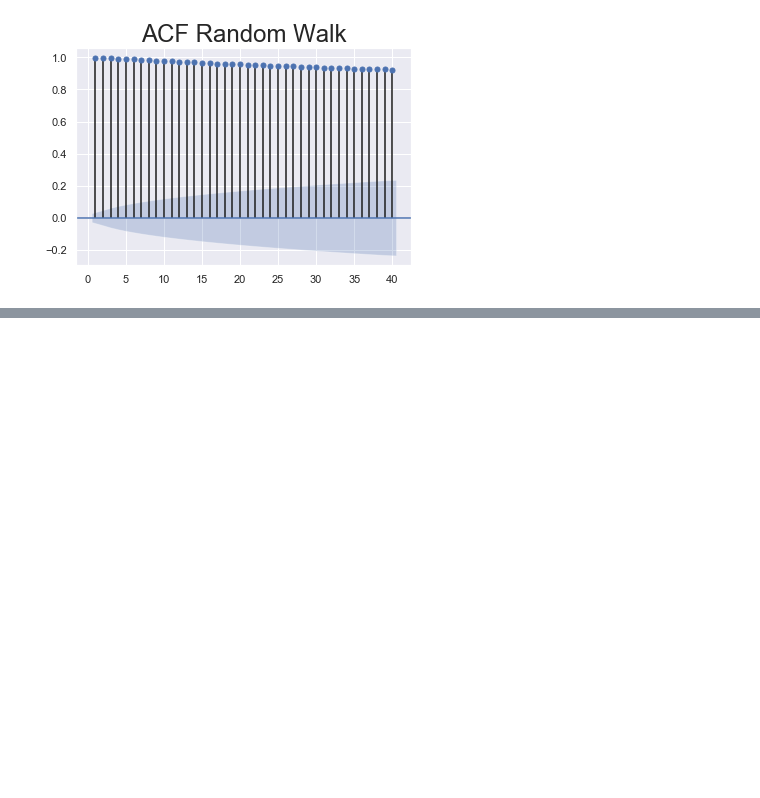
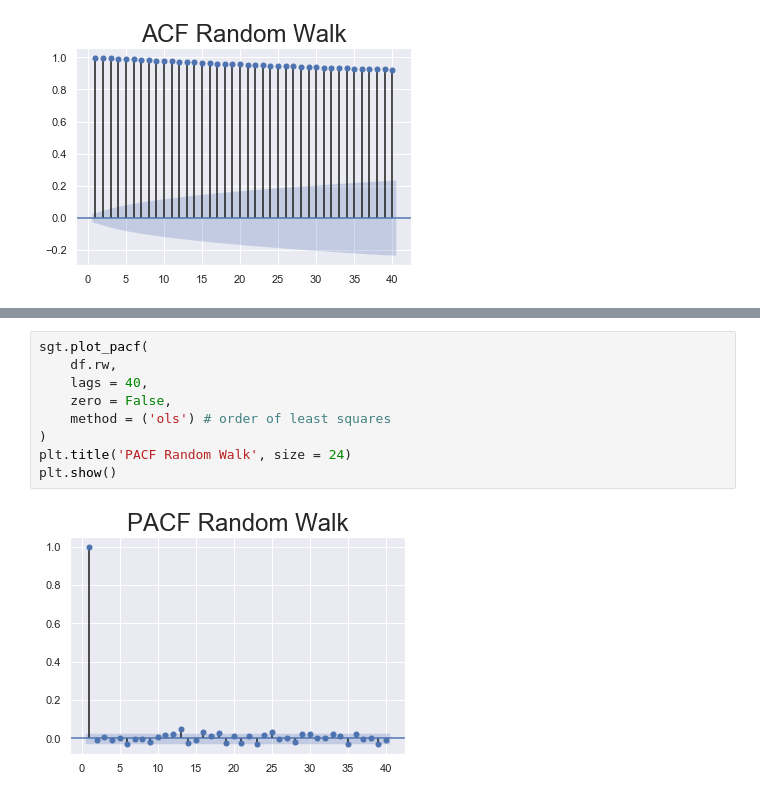
Before and after one commit to pauloteixeirajr/time-series-python, a Jupyter notebook: Working with Time Series in Python.ipynb, the cells around one changed output, grey strips where cells are left out. Cells and saved outputs as stored; diff of their text form; blank space fills up the shorter version.

```diff
--- a/Working with Time Series in Python.ipynb
+++ b/Working with Time Series in Python.ipynb
@@ -236,0 +261,11 @@ plt.show()
+# %%
+sgt.plot_pacf(
+    df.rw,
+    lags = 40,
+    zero = False,
+    method = ('ols') # order of least squares
+)
+plt.title('PACF Random Walk', size = 24)
+plt.show()
+# %% [output]
+[figure, added]
```
Also changed, not shown: parts of 3 cells of this notebook.
